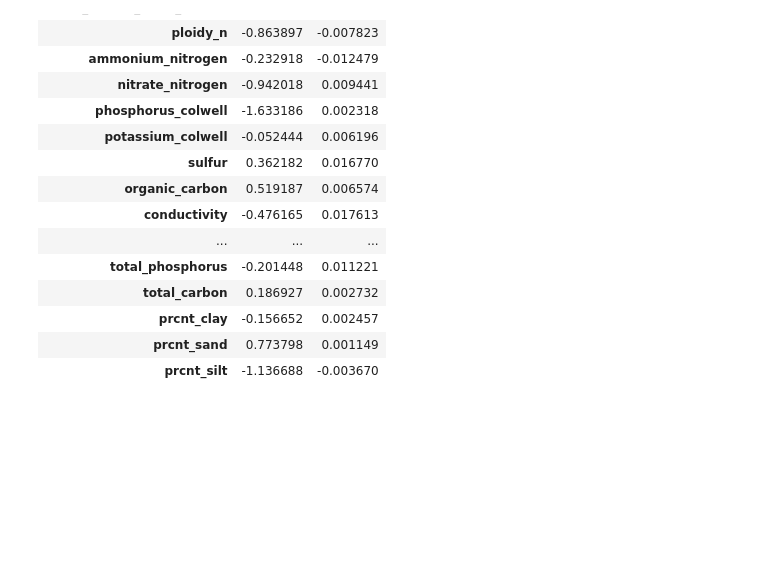
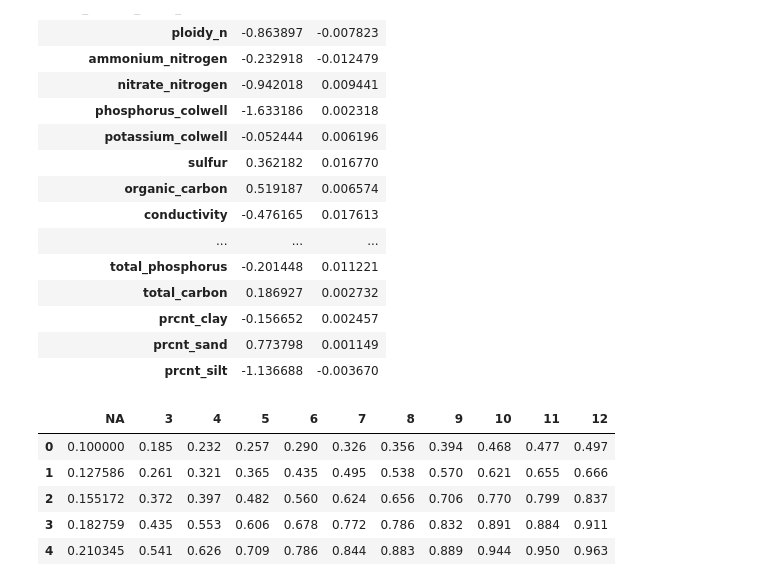
Before and after one commit to anoban/wsu, a Jupyter notebook: power/data.ipynb, the cells around one changed output. Drawn from its saved outputs; the diff is of its cells as text; code cells hidden in the pictures; blank space fills up the shorter version.

```diff
--- a/power/data.ipynb
+++ b/power/data.ipynb
@@ -421,3 +421,15 @@ pd.DataFrame(index=data.columns[3:], data=model.coef_.T, columns=["SRL", "RD"])
 | prcnt_clay | -0.156652 | 0.002457 |
 | prcnt_sand | 0.773798 | 0.001149 |
 | prcnt_silt | -1.136688 | -0.003670 |
+# %%
+# post power analysis visuaslizations
+
+power = pd.read_csv(r"./power.csv")
+power.head()
+# %% [output]
+|  | NA | 3 | 4 | 5 | 6 | 7 | 8 | 9 | 10 | 11 | 12 |
+| 0 | 0.100000 | 0.185 | 0.232 | 0.257 | 0.290 | 0.326 | 0.356 | 0.394 | 0.468 | 0.477 | 0.497 |
+| 1 | 0.127586 | 0.261 | 0.321 | 0.365 | 0.435 | 0.495 | 0.538 | 0.570 | 0.621 | 0.655 | 0.666 |
+| 2 | 0.155172 | 0.372 | 0.397 | 0.482 | 0.560 | 0.624 | 0.656 | 0.706 | 0.770 | 0.799 | 0.837 |
+| 3 | 0.182759 | 0.435 | 0.553 | 0.606 | 0.678 | 0.772 | 0.786 | 0.832 | 0.891 | 0.884 | 0.911 |
+| 4 | 0.210345 | 0.541 | 0.626 | 0.709 | 0.786 | 0.844 | 0.883 | 0.889 | 0.944 | 0.950 | 0.963 |
```
Also changed, not shown: parts of 3 cells of this notebook.
